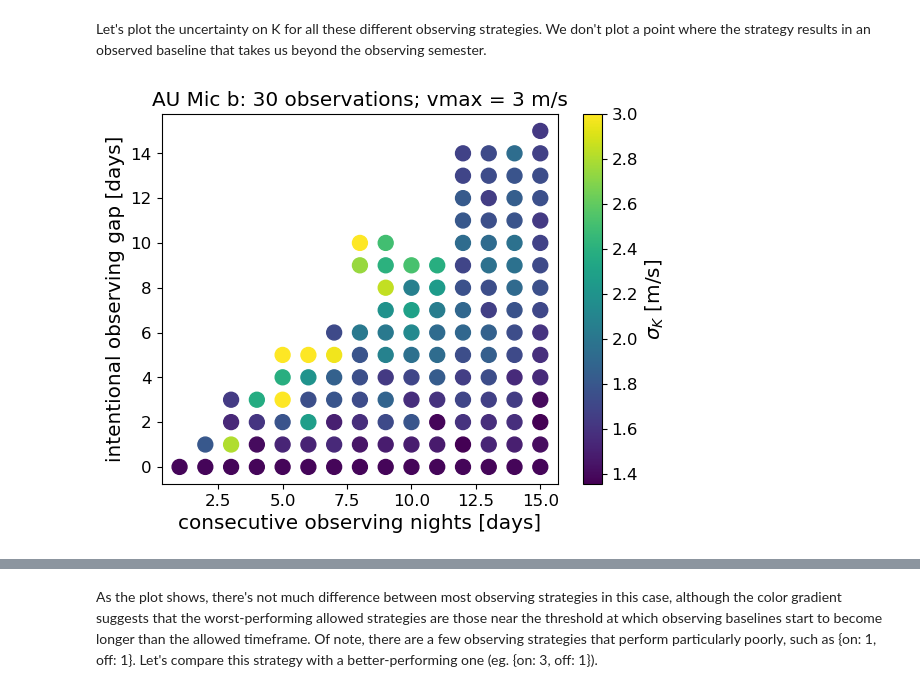
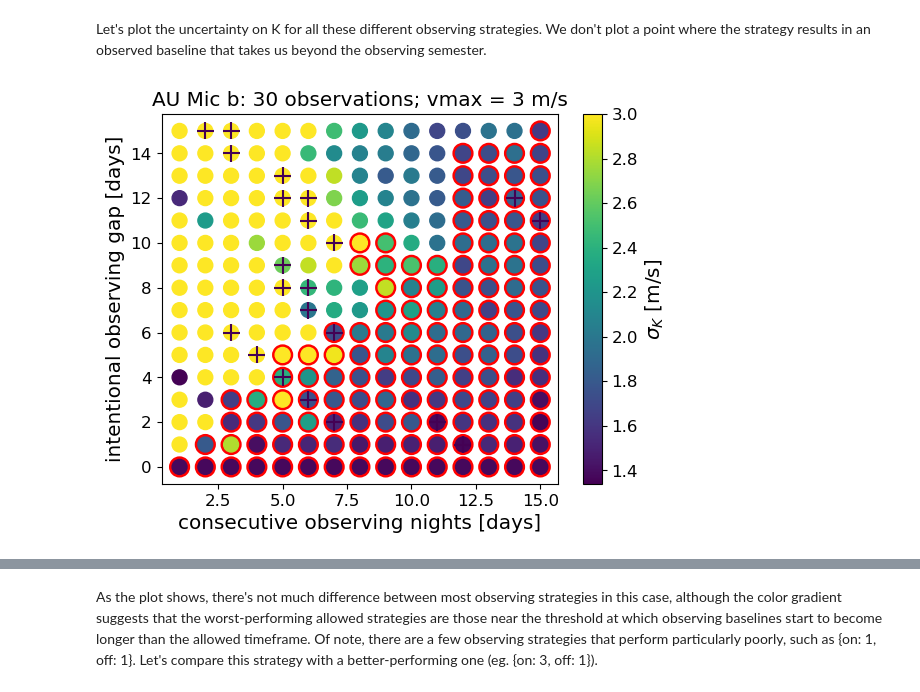
Before and after one commit to exoclam/gaspery, a Jupyter notebook: tutorials/fixed_budget.ipynb, the cells around one changed output, grey strips where cells are left out. Saved outputs shown, nothing was run; the diff lists cells and outputs as text; code cells hidden in the pictures.

```diff
--- a/tutorials/fixed_budget.ipynb
+++ b/tutorials/fixed_budget.ipynb
@@ -231,16 +243,21 @@ for enum_on, on in enumerate(tqdm(on_grid)):
 # %% [markdown]
 Let's plot the uncertainty on K for all these different observing strategies. We don't plot a point where the strategy results in an observed baseline that takes us beyond the observing semester.
+# %%
+out_of_bounds[out_of_bounds==1] = np.nan
+in_quadrature[in_quadrature==0] = np.nan
 # %%
 y, x = np.meshgrid(off_grid, on_grid)
-plt.scatter(x, y, c=sigma_ks, s=115, vmax=3) # vmin=5, vmax=35
+plt_sigma = plt.scatter(x, y, c=sigma_ks, s=115, vmax=3, zorder=20) # vmin=5, vmax=35
+plt.scatter(x, y, c=out_of_bounds, s=150, facecolors='none', edgecolors='r', linewidths=3, zorder=3)
+plt.scatter(x, y, c=in_quadrature, marker='+', s=150, zorder=22)
 
-cbar = plt.colorbar()
+cbar = plt.colorbar(plt_sigma)
 cbar.ax.set_ylabel(r'$\sigma_K$ [m/s]')
 plt.ylabel("intentional observing gap [days]")
 plt.xlabel("consecutive observing nights [days]")
 #plt.title(r"AU Mic b: $P_{rot}$ = " + f"{Prot} days; " + "$P_{orb}$ = " + f"{p} days; 30 observations; vmax = 3 m/s")
 plt.title(r"AU Mic b: 30 observations; vmax = 3 m/s")
 #plt.savefig(path+'plots/fixed-budget.png')
 plt.show()
 # %% [output]
-[figure, old version]
+[figure, new version]
```
Also changed, not shown: parts of 3 cells of this notebook, 3 other files.
